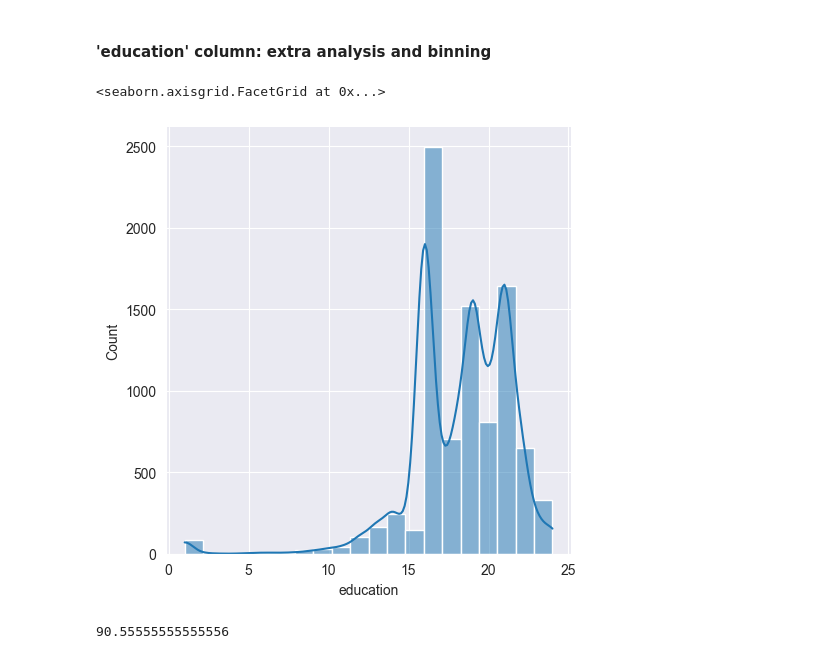
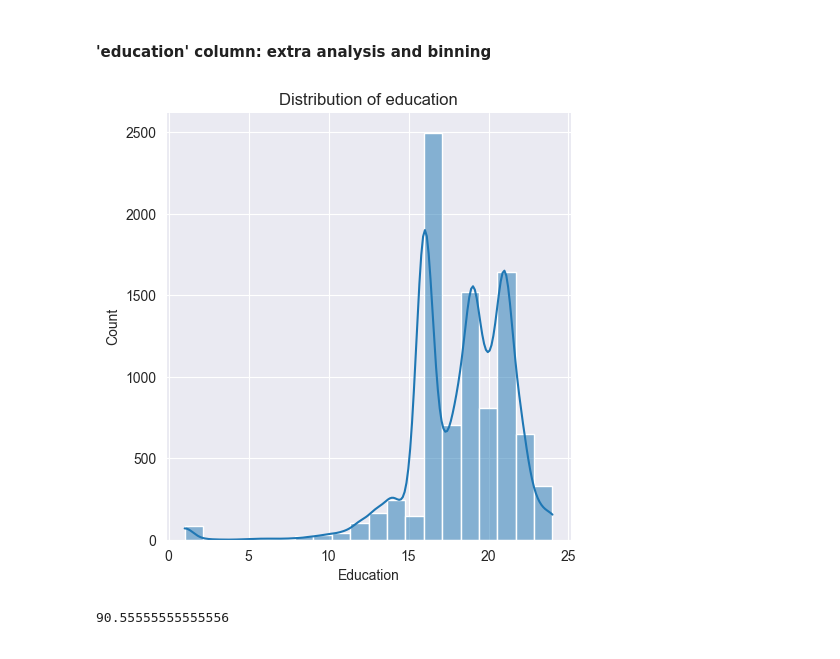
Before and after one commit to MaksimKarnaukh/DataMining, a Jupyter notebook: Assignment1/src/data_preprocessing.ipynb, the cells around one changed output. Saved outputs shown, nothing was run; the diff lists cells and outputs as text; code cells hidden in the pictures.

```diff
--- a/Assignment1/src/data_preprocessing.ipynb
+++ b/Assignment1/src/data_preprocessing.ipynb
@@ -270,10 +276,11 @@ Name: count, dtype: int64
 #### 'education' column: extra analysis and binning
 # %%
 # plot of the distribution of the 'education' column
-sns.displot(data['education'], kde=True, bins=20)
+p = sns.displot(data['education'], kde=True, bins=20)
+p.set(xlabel='Education', ylabel='Count', title='Distribution of education')
+plt.show()
 # %% [output]
-<seaborn.axisgrid.FacetGrid at 0x...>
-[figure, old version]
+[figure, new version]
 # %%
 # percentage of people that have an education of atleast 16
 data['education'][data['education'] >= 16].value_counts().sum() / len(data) * 100
```
Also changed, not shown: parts of 6 cells of this notebook, 1 other file.
